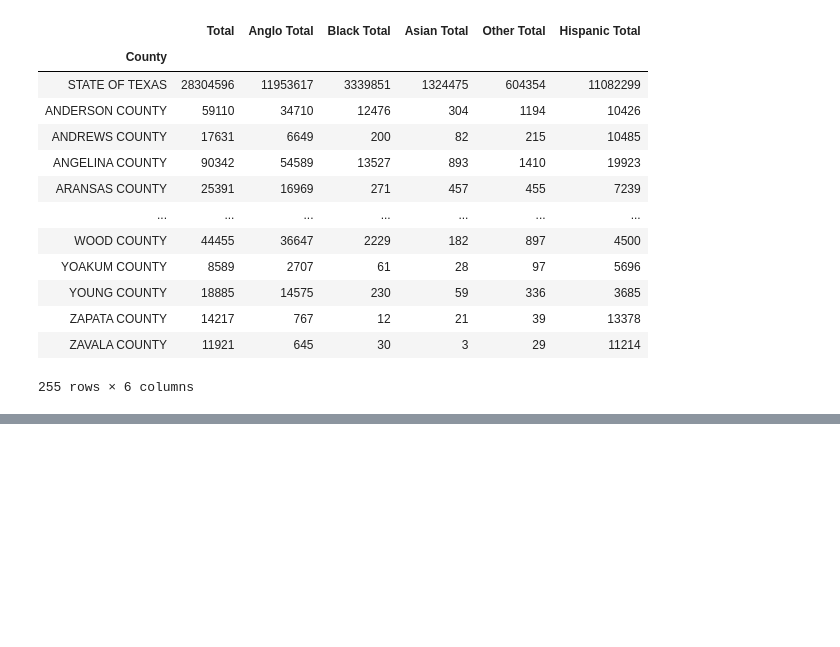
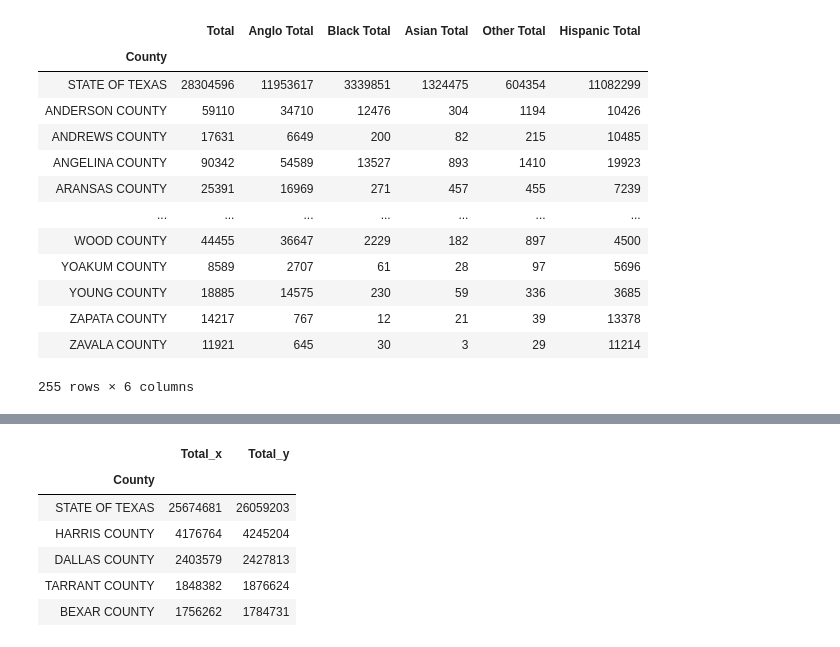
Before and after one commit to snarkers/Group-Project-1, a Jupyter notebook: Group Project 1 Data/Texas Demographic Data/county_dem_data.ipynb, the cells around one changed output, grey strips where cells are left out. Saved outputs shown, nothing was run; the diff lists cells and outputs as text; code cells hidden in the pictures; blank space fills up the shorter version.

```diff
--- a/Group Project 1 Data/Texas Demographic Data/county_dem_data.ipynb
+++ b/Group Project 1 Data/Texas Demographic Data/county_dem_data.ipynb
@@ -211,0 +232,35 @@ df_2018
+# %%
+#largest/smallest counties by population
+largest_2011 = df_2011["Total"].nlargest(5)
+smallest_2011 = df_2011["Total"].nsmallest(5)
+
+largest_2012 = df_2012["Total"].nlargest(5)
+smallest_2012 = df_2012["Total"].nsmallest(5)
+
+largest_2013 = df_2013["Total"].nlargest(5)
+smallest_2013 = df_2013["Total"].nsmallest(5)
+
+largest_2014 = df_2014["Total"].nlargest(5)
+smallest_2014 = df_2014["Total"].nsmallest(5)
+
+largest_2015 = df_2015["Total"].nlargest(5)
+smallest_2015 = df_2015["Total"].nsmallest(5)
+
+largest_2016 = df_2016["Total"].nlargest(5)
+smallest_2016 = df_2016["Total"].nsmallest(5)
+
+largest_2017 = df_2017["Total"].nlargest(5)
+smallest_2017 = df_2017["Total"].nsmallest(5)
+
+largest_2018 = df_2018["Total"].nlargest(5)
+smallest_2018 = df_2018["Total"].nsmallest(5)
+
+pd.merge(largest_2011, largest_2012, on='County', how='right')
+# %% [output]
+|  | Total_x | Total_y |
+| County |  |  |
+| STATE OF TEXAS | 25674681 | 26059203 |
+| HARRIS COUNTY | 4176764 | 4245204 |
+| DALLAS COUNTY | 2403579 | 2427813 |
+| TARRANT COUNTY | 1848382 | 1876624 |
+| BEXAR COUNTY | 1756262 | 1784731 |
```
Also changed, not shown: parts of 7 cells of this notebook.
